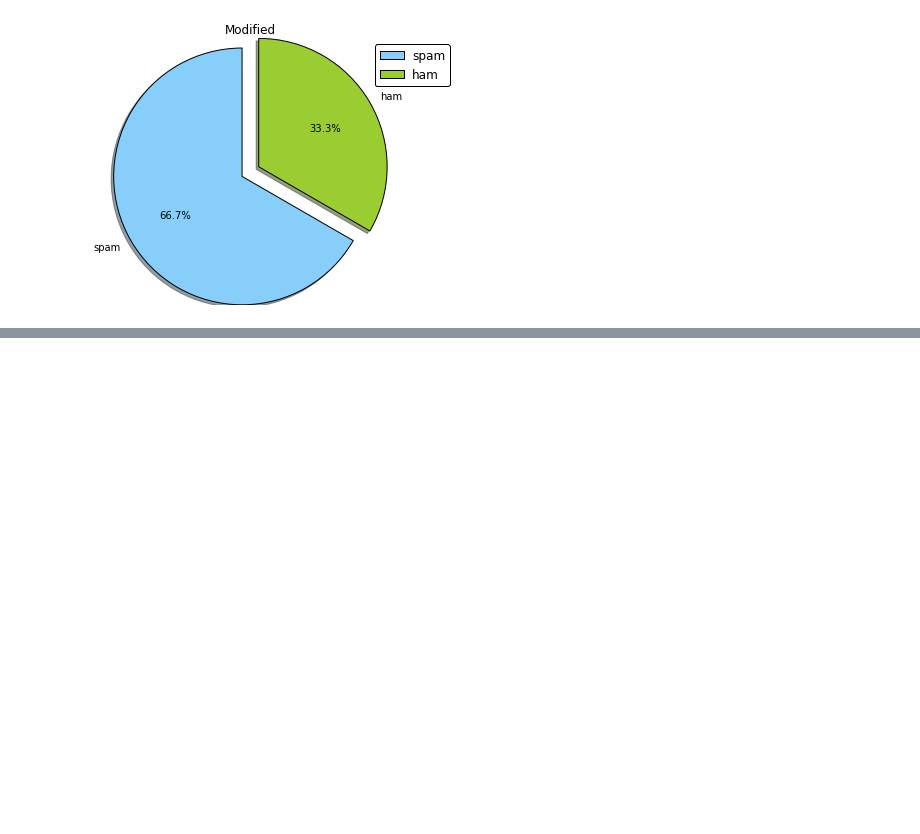
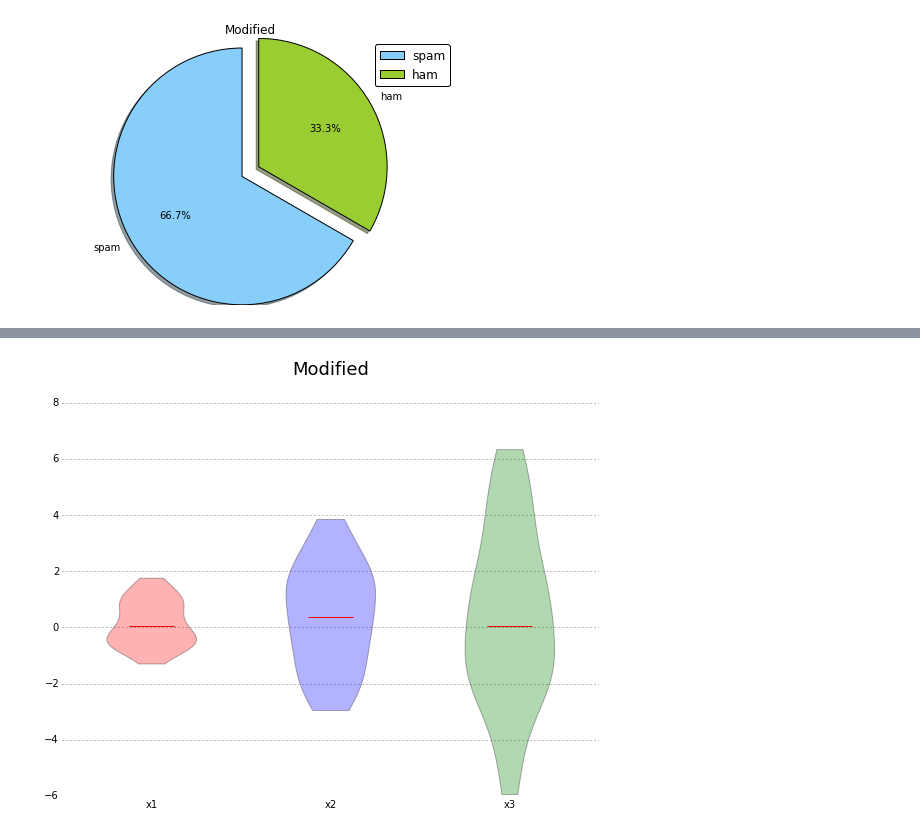
Before and after one commit to rasbt/matplotlib-gallery, a Jupyter notebook: ipynb/publication.ipynb, the cells around one changed output, grey strips where cells are left out. Cells and saved outputs as stored; diff of their text form; code cells hidden in the pictures; blank space fills up the shorter version.

```diff
--- a/ipynb/publication.ipynb
+++ b/ipynb/publication.ipynb
@@ -456,0 +484,40 @@ piechart_modified()
+# %%
+def violin_modified():
+
+    fig = plt.figure(figsize=(8,6))
+    ax = plt.subplot(111)
+
+    vplot = plt.violinplot(data,
+               showmeans=False,
+               showmedians=True,
+               showextrema=False
+               )
+
+    # choosing custom colors to fill the boxes
+    colors = ['red', 'blue', 'green']
+    for patch, color in zip(vplot['bodies'], colors):
+        patch.set_facecolor(color)
+
+
+    # hiding axis ticks
+    plt.tick_params(axis="both", which="both", bottom="off", top="off",
+            labelbottom="on", left="off", right="off", labelleft="on")
+
+    # adding horizontal grid lines
+    ax.yaxis.grid(True)
+
+    # remove axis spines
+    ax.spines["top"].set_visible(False)
+    ax.spines["right"].set_visible(False)
+    ax.spines["bottom"].set_visible(False)
+    ax.spines["left"].set_visible(False)
+
+    plt.xticks([y+1 for y in range(len(data))], ['x1', 'x2', 'x3'])
+
+    # raised title
+    plt.text(2, 9, 'Modified',
+         horizontalalignment='center',
+         fontsize=18)
+
+    plt.tight_layout()
+    plt.show()
@@ -456,0 +528,4 @@ piechart_modified()
+# %%
+violin_modified()
+# %% [output]
+[figure, added]
```
Also changed, not shown: parts of 10 cells of this notebook.
